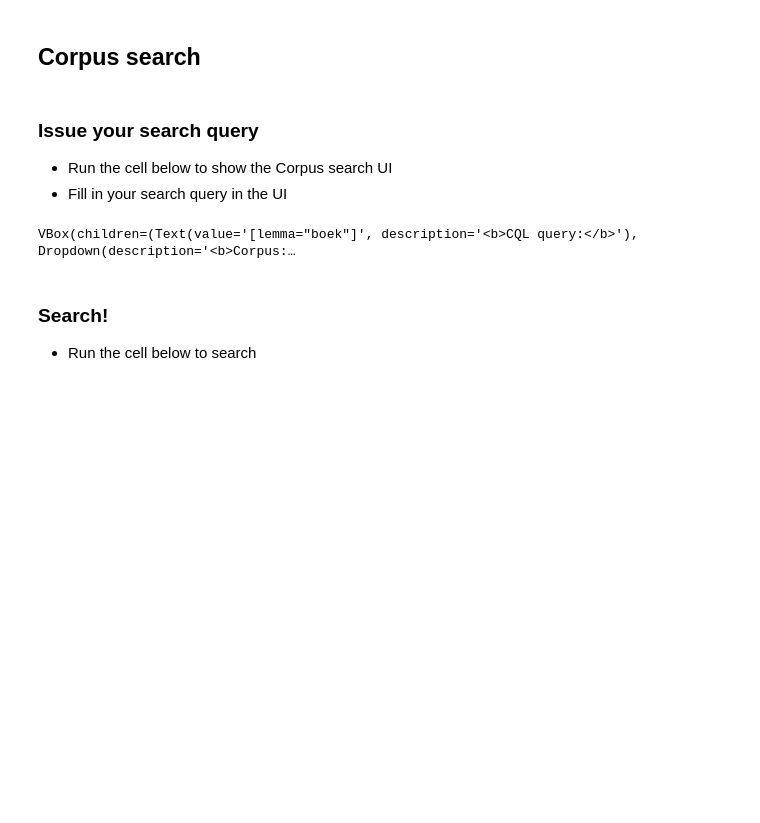
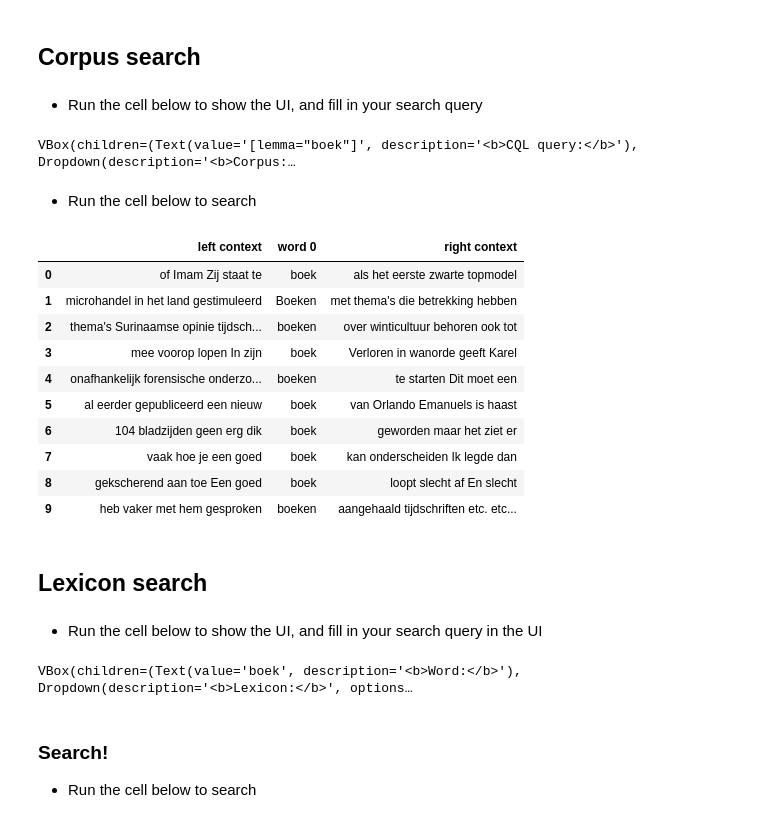
Before and after one commit to INL/chaining-search, a Jupyter notebook: Chaining search.ipynb, the cells around one changed output. Cells and saved outputs as stored; diff of their text form; code cells hidden in the pictures; blank space fills up the shorter version.

```diff
--- a/Chaining search.ipynb
+++ b/Chaining search.ipynb
@@ -2,37 +2,45 @@
 # Chaining search
 # %% [markdown]
 ## Corpus search
+# %% [markdown]
+* Run the cell below to show the UI, and fill in your search query
+# %%
+from chaininglib import ui
+
+# Create corpus UI, creates references to field contents
+corpusQueryField, corpusField = ui.create_corpus_ui()
+# %% [output]
+VBox(children=(Text(value='[lemma="boek"]', description='<b>CQL query:</b>'), Dropdown(description='<b>Corpus:…
+# %% [markdown]
+ * Run the cell below to search
+# %%
+from chaininglib import search
+
+query= corpusQueryField.value
+corpus = corpusField.value
+df_corpus = search.search_corpus(query,corpus)
+display(df_corpus)
+# %% [output]
+|  | left context | word 0 | right context |
+| 0 | of Imam Zij staat te | boek | als het eerste zwarte topmodel |
+| 1 | microhandel in het land gestimuleerd | Boeken | met thema's die betrekking hebben |
+| 2 | thema's Surinaamse opinie tijdsch... | boeken | over winticultuur behoren ook tot |
+| 3 | mee voorop lopen In zijn | boek | Verloren in wanorde geeft Karel |
+| 4 | onafhankelijk forensische onderzo... | boeken | te starten Dit moet een |
+| 5 | al eerder gepubliceerd een nieuw | boek | van Orlando Emanuels is haast |
+| 6 | 104 bladzijden geen erg dik | boek | geworden maar het ziet er |
+| 7 | vaak hoe je een goed | boek | kan onderscheiden Ik legde dan |
+| 8 | gekscherend aan toe Een goed | boek | loopt slecht af En slecht |
+| 9 | heb vaker met hem gesproken | boeken | aangehaald tijdschriften etc. etc... |
+# %% [markdown]
+## Lexicon search
 # %% [markdown]
-### Issue your search query
-* Run the cell below to show the Corpus search UI
-* Fill in your search query in the UI
+* Run the cell below to show the UI, and fill in your search query in the UI
-# %%
-import ipywidgets as widgets
-from IPython.display import display
-
-DEFAULT_QUERY = r'[lemma="boek"]'
-DEFAULT_CORPUS = "chn"
-
-# Create UI elements
-corpusQueryField = widgets.Text(description="<b>CQL query:</b>", value=DEFAULT_QUERY)
-corpusField = widgets.Dropdown(
-    options=['chn', 'opensonar', 'zeebrieven', 'gysseling', 'nederlab'],
-    value=DEFAULT_CORPUS,
-    description='<b>Corpus:</b>',
-)
-'''corpusSearchButton = widgets.Button(
-    description='Search',
-    button_style='info', # 'success', 'info', 'warning', 'danger' or ''
-    tooltip='Search',
-)
-# Handle events
-corpusSearchButton.on_click(corpus_search)'''
-
-# Stack UI elements in vertical box and display
-corpusUiBox = widgets.VBox([corpusQueryField,corpusField])
-display(corpusUiBox)
-# %% [output]
-VBox(children=(Text(value='[lemma="boek"]', description='<b>CQL query:</b>'), Dropdown(description='<b>Corpus:…
+# %%
+from chaininglib import ui
+searchWordField, lexiconField = ui.create_lexicon_ui()
+# %% [output]
+VBox(children=(Text(value='boek', description='<b>Word:</b>'), Dropdown(description='<b>Lexicon:</b>', options…
 # %% [markdown]
 ### Search!
  * Run the cell below to search
```
Also changed, not shown: parts of 9 cells of this notebook, 4 other files.
